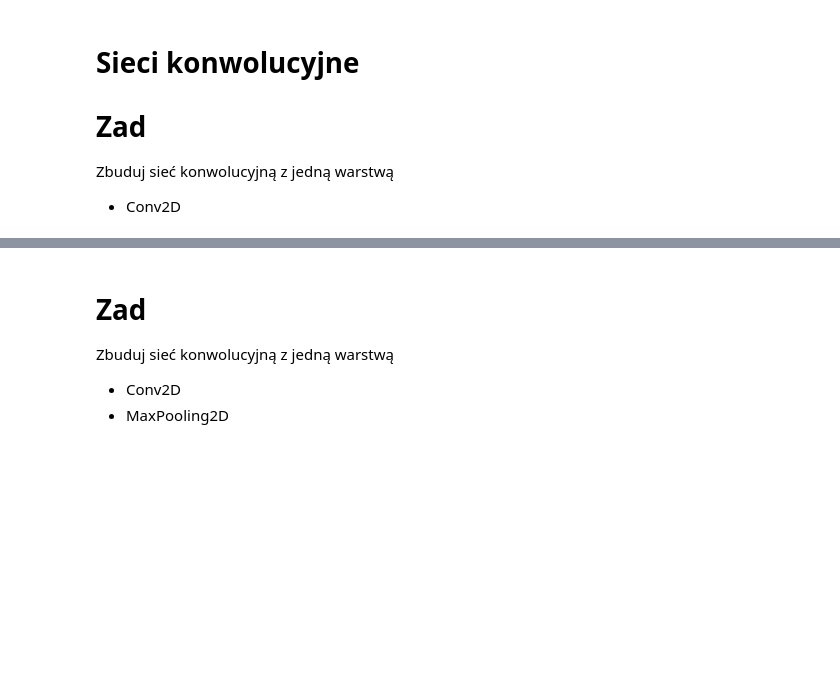
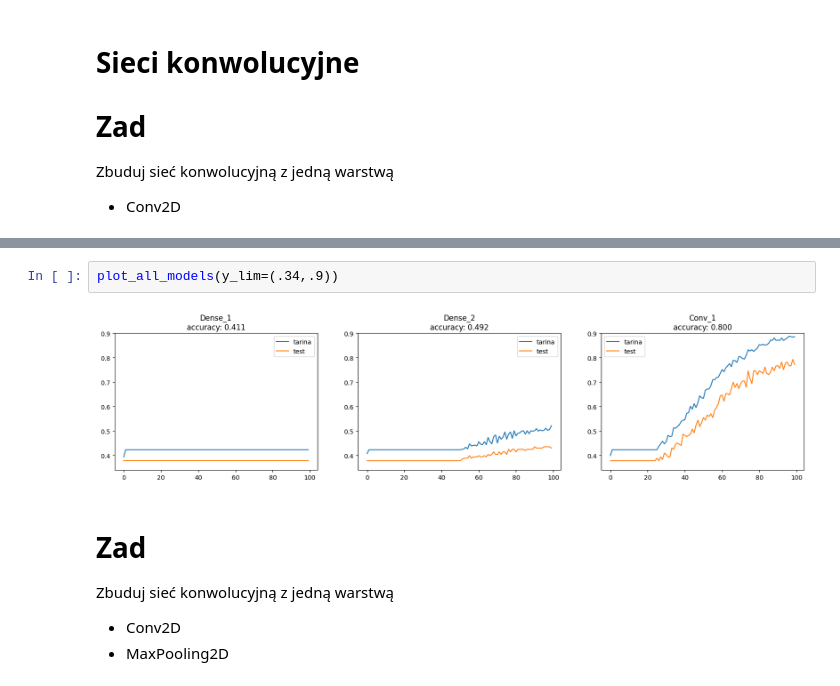
Before and after one commit to KrystianJachna/AI, a Jupyter notebook: cw12/AD_Z12_A_Convolution.ipynb, the cells around one changed output, grey strips where cells are left out. Drawn from its saved outputs; the diff is of its cells as text; blank space fills up the shorter version.

```diff
--- a/cw12/AD_Z12_A_Convolution.ipynb
+++ b/cw12/AD_Z12_A_Convolution.ipynb
@@ -325,3 +356,7 @@ plt.show()
+# %%
+plot_all_models(y_lim=(.34,.9))
+# %% [output]
+[figure, added]
 # %% [markdown]
 # Zad
 Zbuduj sieć konwolucyjną z jedną warstwą
```
Also changed, not shown: parts of 35 cells of this notebook.
